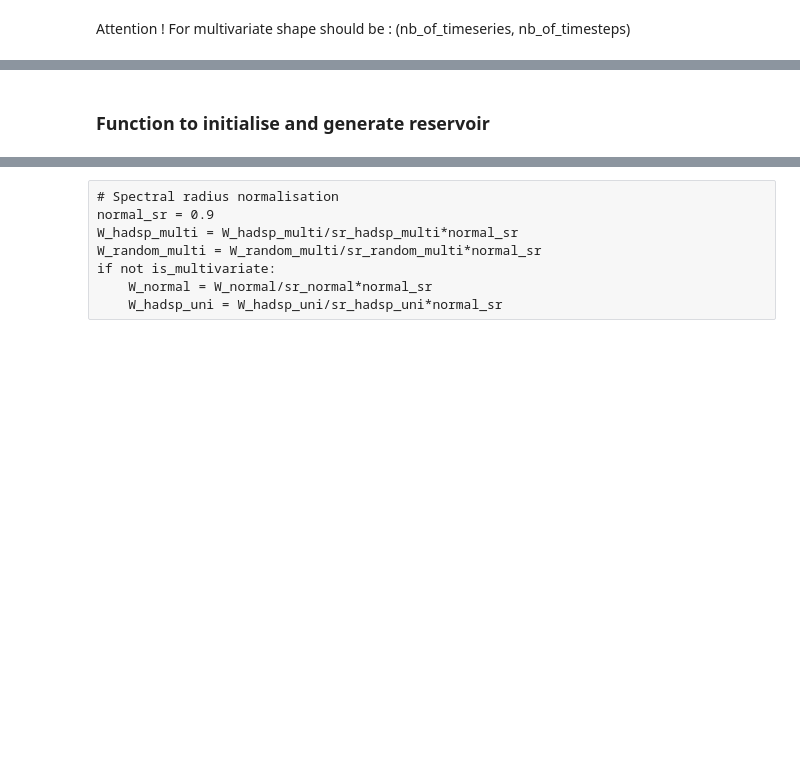
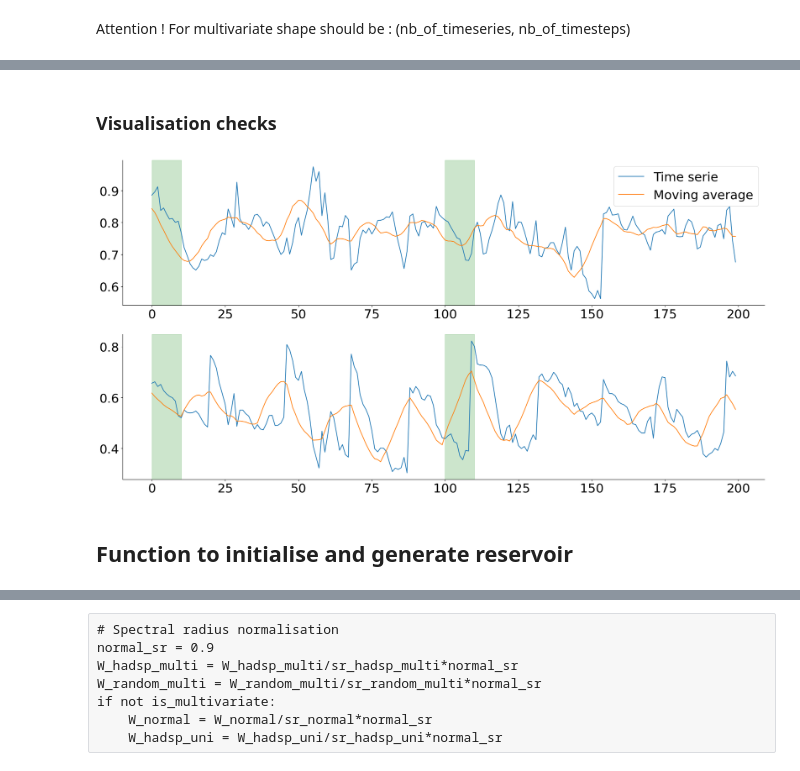
Before and after one commit to Finebouche/hag, a Jupyter notebook: General_framework.ipynb, the cells around one changed output, grey strips where cells are left out. Cells and saved outputs as stored; diff of their text form; code cells hidden in the pictures; blank space fills up the shorter version.

```diff
--- a/General_framework.ipynb
+++ b/General_framework.ipynb
@@ -453,0 +330,20 @@ if not is_instances_classification: #if prediction
+# %%
+if not is_instances_classification: #if prediction
+    if not is_multivariate:
+    # UNI
+        X_train_noisy = X_train + np.random.normal(0, noise_std, X_train.shape)
+        X_test_noisy = X_test + np.random.normal(0, noise_std, X_test.shape)
+        X_val_noisy = X_val + np.random.normal(0, noise_std, X_val.shape)
+
+    # MULTI
+    X_train_band_noisy = X_train_band + np.random.normal(0, noise_std, X_train_band.shape)
+    X_val_band_noisy = X_val_band + np.random.normal(0, noise_std, X_val_band.shape)
+    X_test_band_noisy = X_test_band + np.random.normal(0, noise_std, X_test_band.shape)
+
+    # DUPLICATION
+    X_train_band_duplicated = np.repeat(np.squeeze(np.array(X_train_band)), K, axis=1)
+    X_val_band_duplicated = np.repeat(np.squeeze(np.array(X_val_band)), K, axis=1)
+    X_test_band_duplicated = np.repeat(np.squeeze(np.array(X_test_band)), K, axis=1)
+    X_train_band_noisy_duplicated = np.repeat(np.squeeze(np.array(X_train_band_noisy)), K, axis=1)
+    X_val_band_noisy_duplicated = np.repeat(np.squeeze(np.array(X_val_band_noisy)), K, axis=1)
+    X_test_band_noisy_duplicated = np.repeat(np.squeeze(np.array(X_test_band_noisy)), K, axis=1)
@@ -474,5 +384,47 @@ TIME_INCREMENT
+# %% [markdown]
+### Visualisation checks
+# %%
+if is_instances_classification:
+    train_band_data =  np.concatenate( X_train_band_duplicated, axis=0).T
+else:
+    train_band_data =  X_train_band_duplicated.T
+
+
+#Compute the moving average
+window_size = 10
+if max_window_size <= window_size or  window_size <= min_window_size:
+    raise ValueError(f"window_size must be greater than {min_window_size} and smaller than {max_window_size}. Current window_size is {window_size}.")
+weights = np.repeat(1.0, window_size)/window_size
+ma = np.array([np.convolve(d, weights, 'valid') for d in (train_band_data)])
+
+START = 0
+END = 200
+DIFF = END - START
+#CPlot the two for different frequencies
+NB_1 = 0
+fig, ax = plt.subplots(2, 1, figsize=(24,12))
+ax[0].plot(range(DIFF), train_band_data[NB_1, START:END], label='Time serie')
+ax[0].plot(range(DIFF), ma[NB_1, START:END], label='Moving average')
+ax[0].legend(fontsize=26)
+
+NB_2 = 78
+ax[1].plot(range(DIFF), train_band_data[NB_2, START:END], label='Time serie')
+ax[1].plot(range(DIFF), ma[NB_2, START:END], label='Moving average')
+
+for i, ax in enumerate(ax):
+    # Format subplot
+    ax.spines['top'].set_visible(False)
+    ax.spines['right'].set_visible(False)
+    ax.tick_params(axis='both', labelsize=26)
+    # draw vertical lines to show the window_size
+    for x in range(START, END, 100):
+        ax.axvspan(x, x + window_size, color='g', alpha=0.2)
+
+plt.show()
+# %% [output]
+[figure, added]
 # %% [markdown]
-### Function to initialise and generate reservoir
+## Function to initialise and generate reservoir
 # %%
 from reservoir.reservoir import init_matrices
 from connexion_generation.bounded_hadsp import run_hadsp_algorithm
```
Also changed, not shown: parts of 75 cells of this notebook, 3 other files.
